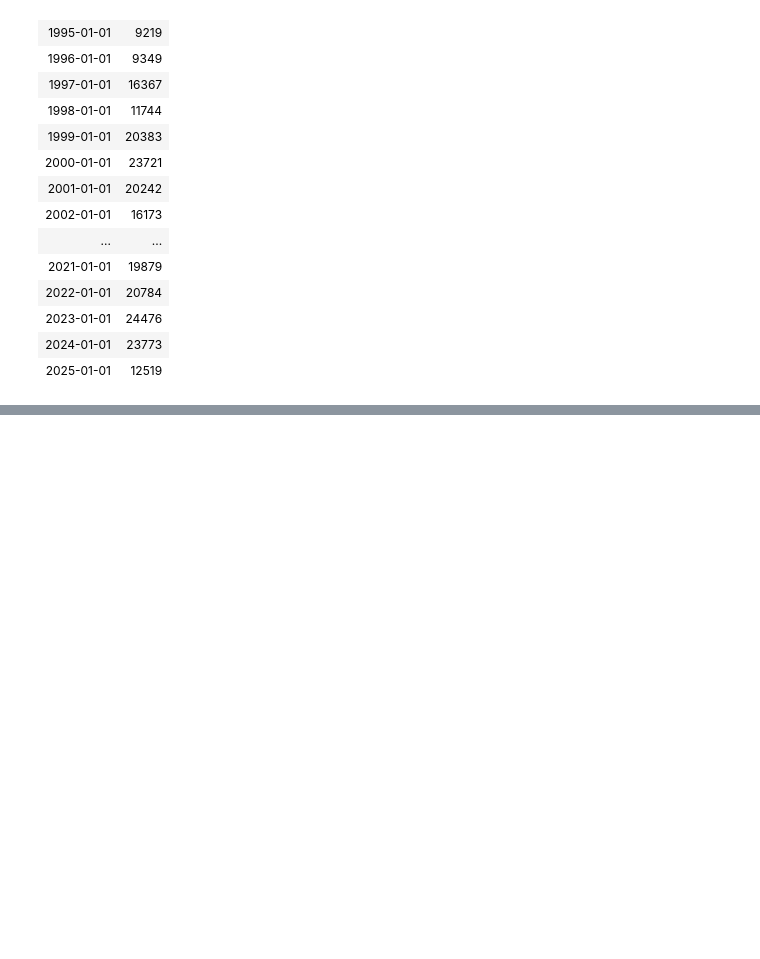
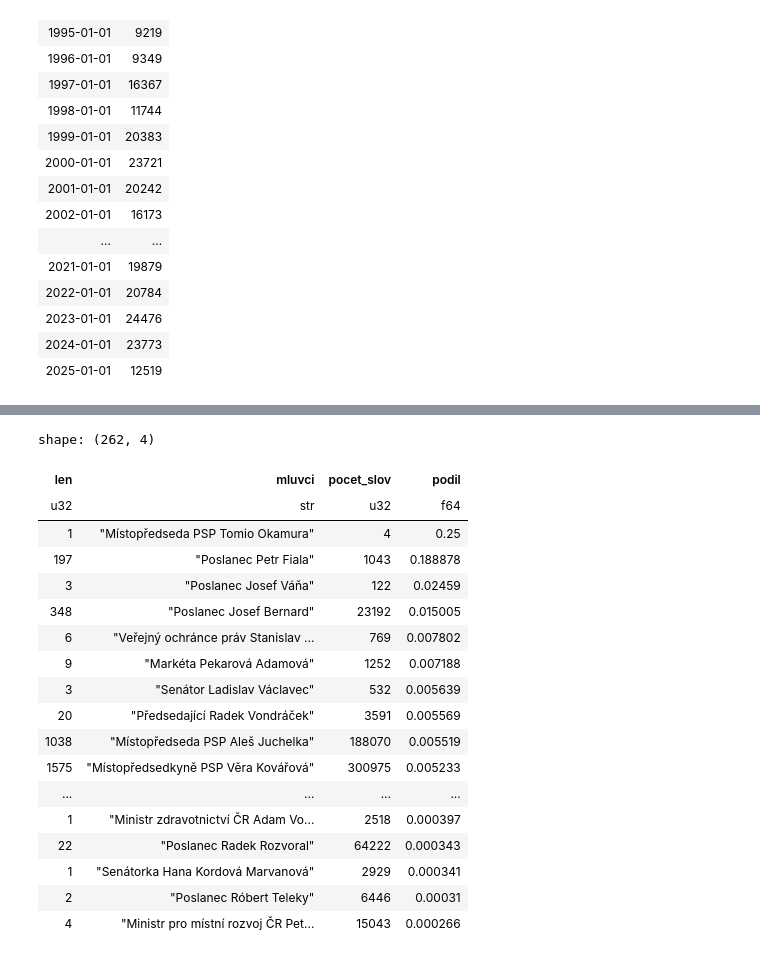
Before and after one commit to DataRozhlas/stenoprotokoly, a Jupyter notebook: 102_smich_potlesk_buceni.ipynb, the cells around one changed output, grey strips where cells are left out. Cells and saved outputs as stored; diff of their text form; code cells hidden in the pictures; blank space fills up the shorter version.

```diff
--- a/102_smich_potlesk_buceni.ipynb
+++ b/102_smich_potlesk_buceni.ipynb
@@ -331,0 +603,21 @@ shape: (33, 2)
+# %%
+zebricek_smichu = df.filter(
+    pl.col("obdobi") == 2021
+).explode(
+    "poznamky_text"
+).filter(
+    pl.col("poznamky_text").str.contains("smích")
+    |
+    pl.col("poznamky_text").str.contains("pobavení")
+    |
+    pl.col("poznamky_text").str.contains("veselí")
+    |
+    (~pl.col("poznamky_text").str.contains("smíchem"))
+).group_by(
+    "mluvci"
+).len(
+).sort(
+    by="len",descending=True
+)
+
+zebricek_smichu
@@ -331,0 +644,10 @@ shape: (33, 2)
+# %%
+zebricek_slov = df.filter(
+    pl.col("obdobi") == 2021
+).group_by(
+    "mluvci"
+).agg(
+    pl.col("pocet_slov").sum()
+)
+
+zebricek_slov
@@ -331,0 +674,29 @@ shape: (33, 2)
+# %%
+zebricek_smichu.join(
+    zebricek_slov, how="right", on="mluvci"
+).with_columns(
+    (pl.col("len") / pl.col("pocet_slov")).alias("podil")
+).drop_nulls(
+).sort(
+    by="podil",descending=True
+)
+# %% [output]
+shape: (262, 4)
+| len | mluvci | pocet_slov | podil |
+| u32 | str | u32 | f64 |
+| 1 | "Místopředseda PSP Tomio Okamura" | 4 | 0.25 |
+| 197 | "Poslanec Petr Fiala" | 1043 | 0.188878 |
+| 3 | "Poslanec Josef Váňa" | 122 | 0.02459 |
+| 348 | "Poslanec Josef Bernard" | 23192 | 0.015005 |
+| 6 | "Veřejný ochránce práv Stanislav ... | 769 | 0.007802 |
+| 9 | "Markéta Pekarová Adamová" | 1252 | 0.007188 |
+| 3 | "Senátor Ladislav Václavec" | 532 | 0.005639 |
+| 20 | "Předsedající Radek Vondráček" | 3591 | 0.005569 |
+| 1038 | "Místopředseda PSP Aleš Juchelka" | 188070 | 0.005519 |
+| 1575 | "Místopředsedkyně PSP Věra Kovářová" | 300975 | 0.005233 |
+| ... | ... | ... | ... |
+| 1 | "Ministr zdravotnictví ČR Adam Vo... | 2518 | 0.000397 |
+| 22 | "Poslanec Radek Rozvoral" | 64222 | 0.000343 |
+| 1 | "Senátorka Hana Kordová Marvanová" | 2929 | 0.000341 |
+| 2 | "Poslanec Róbert Teleky" | 6446 | 0.00031 |
+| 4 | "Ministr pro místní rozvoj ČR Pet... | 15043 | 0.000266 |
```
Also changed, not shown: parts of 43 cells of this notebook, 4 other files.
